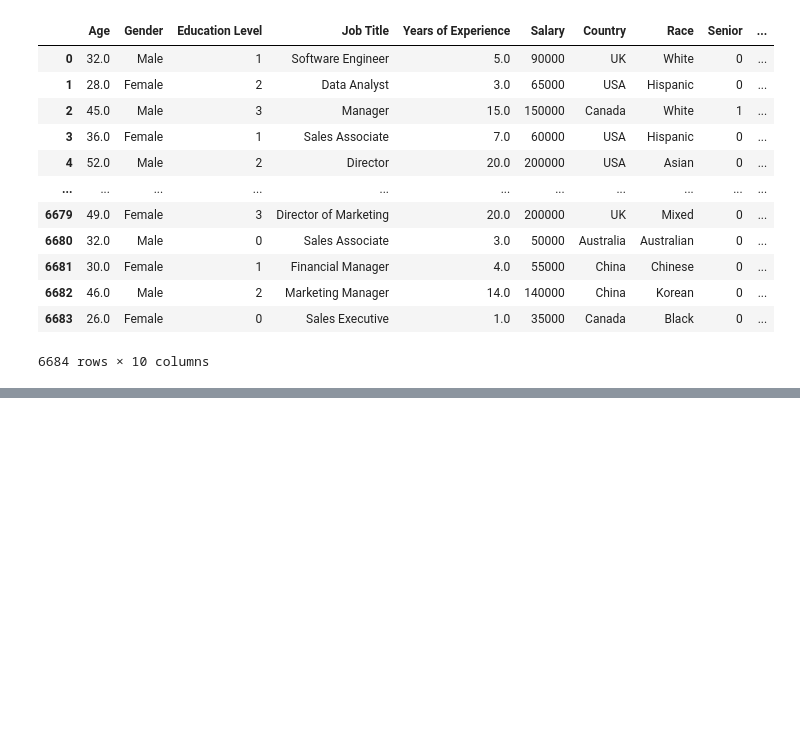
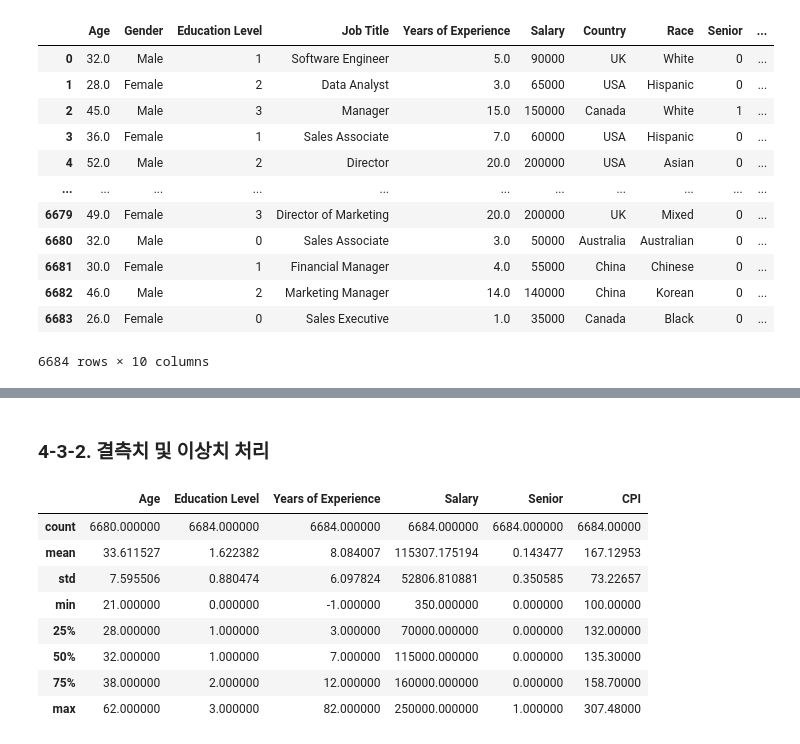
Before and after one commit to FennexFox/AIFFEL_quest_cr, a Jupyter notebook: 데기파 학습노트/03. Data Transformation.ipynb, the cells around one changed output, grey strips where cells are left out. Drawn from its saved outputs; the diff is of its cells as text; code cells hidden in the pictures; blank space fills up the shorter version.

```diff
--- a/데기파 학습노트/03. Data Transformation.ipynb
+++ b/데기파 학습노트/03. Data Transformation.ipynb
@@ -338,0 +400,2 @@ salary_df.rename('Last': 'CIP')
+# %% [markdown]
+### 4-3-2. 결측치 및 이상치 처리
@@ -338,0 +406,14 @@ salary_df.rename('Last': 'CIP')
+# %%
+# .describe() 함수 사용하여 이상치를 간단히 확인
+
+salary_df.describe() #교육수준, 경력년차, 급여 등에 주목
+# %% [output]
+|  | Age | Education Level | Years of Experience | Salary | Senior | CPI |
+| count | 6680.000000 | 6684.000000 | 6684.000000 | 6684.000000 | 6684.000000 | 6684.00000 |
+| mean | 33.611527 | 1.622382 | 8.084007 | 115307.175194 | 0.143477 | 167.12953 |
+| std | 7.595506 | 0.880474 | 6.097824 | 52806.810881 | 0.350585 | 73.22657 |
+| min | 21.000000 | 0.000000 | -1.000000 | 350.000000 | 0.000000 | 100.00000 |
+| 25% | 28.000000 | 1.000000 | 3.000000 | 70000.000000 | 0.000000 | 132.00000 |
+| 50% | 32.000000 | 1.000000 | 7.000000 | 115000.000000 | 0.000000 | 135.30000 |
+| 75% | 38.000000 | 2.000000 | 12.000000 | 160000.000000 | 0.000000 | 158.70000 |
+| max | 62.000000 | 3.000000 | 82.000000 | 250000.000000 | 1.000000 | 307.48000 |
```
Also changed, not shown: parts of 20 cells of this notebook.
